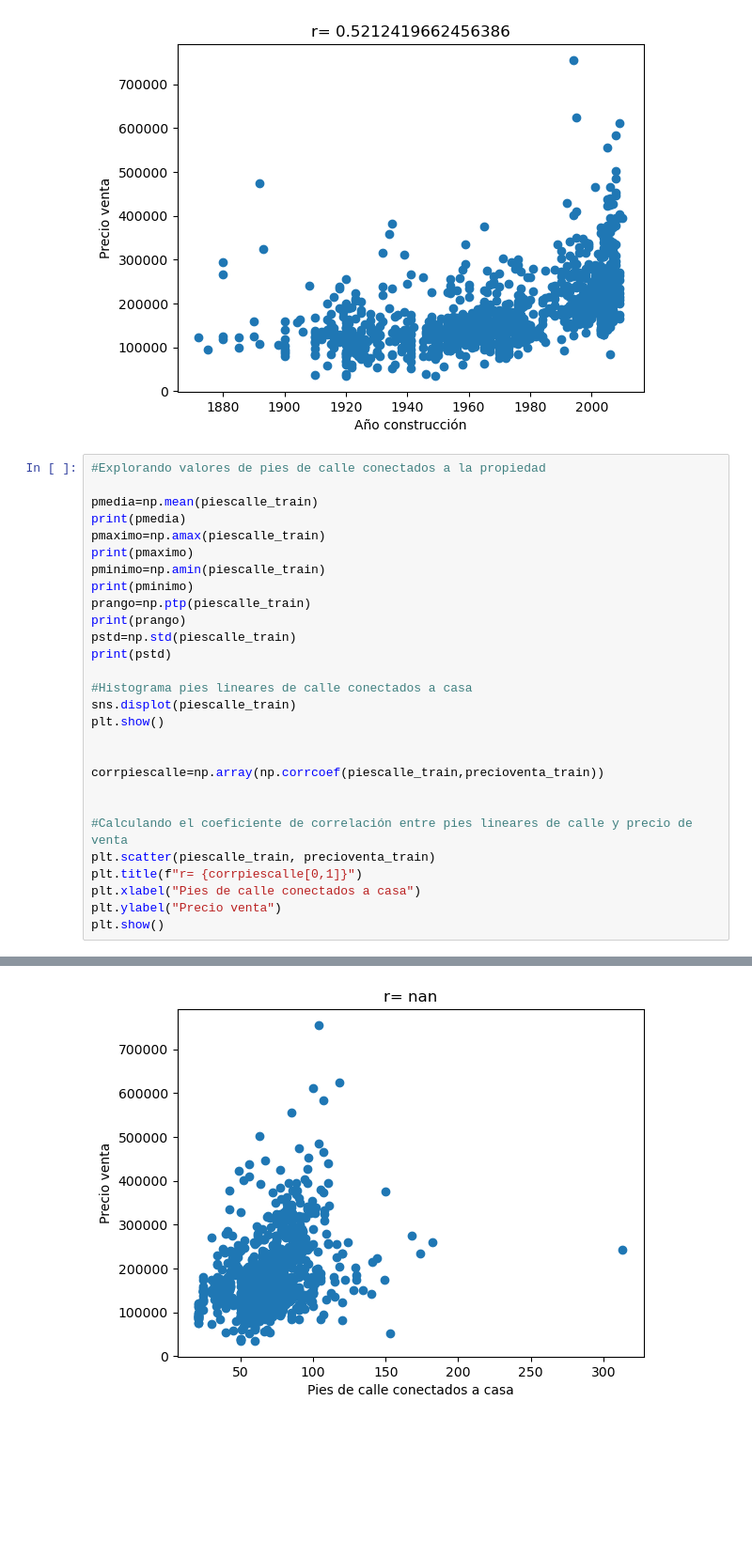
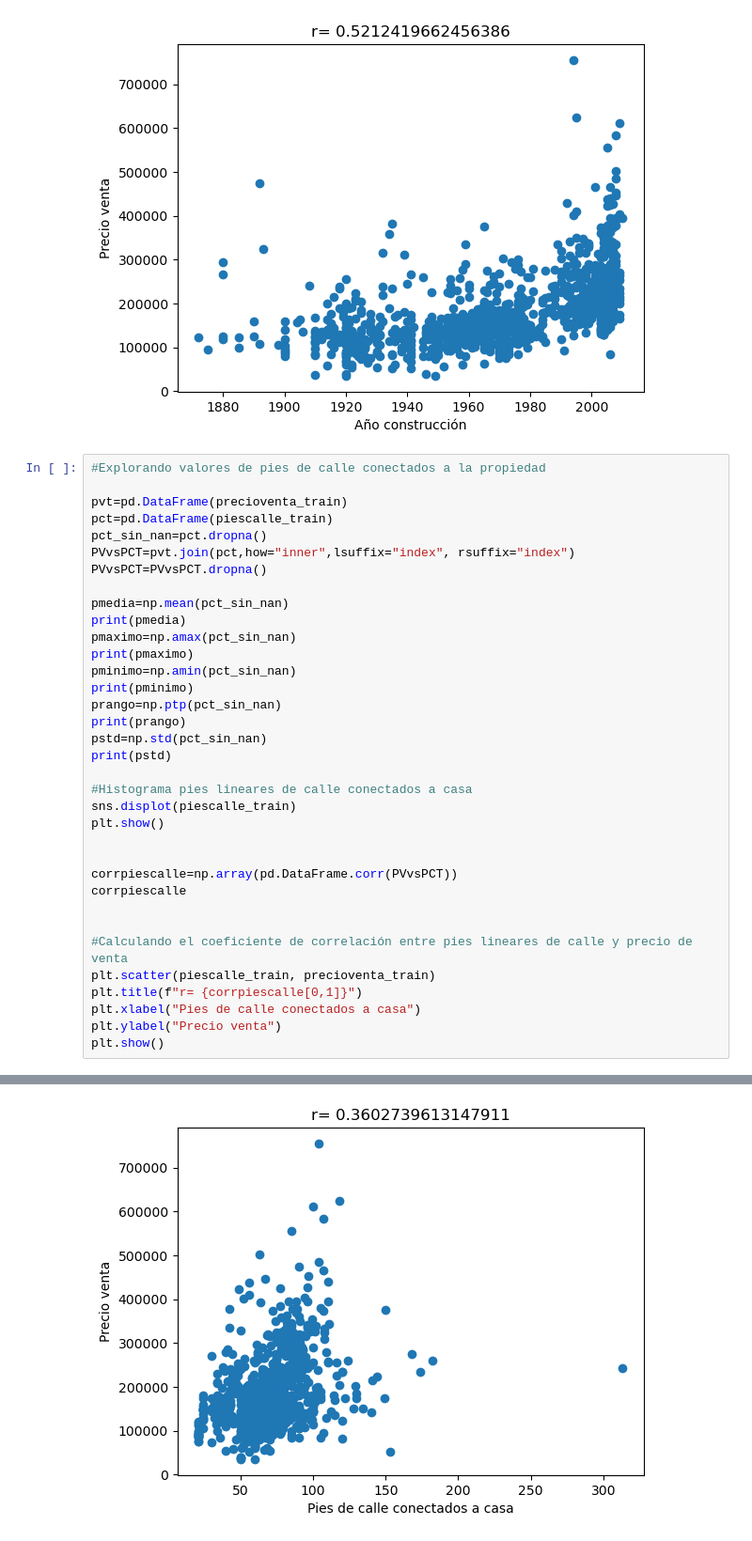
Before and after one commit to EdgarMazariegos/Proyecto1python, a Jupyter notebook: proyecto1.ipynb, the cells around one changed output, grey strips where cells are left out. Shown at 94% size. Drawn from its saved outputs; the diff is of its cells as text; blank space fills up the shorter version.

```diff
--- a/proyecto1.ipynb
+++ b/proyecto1.ipynb
@@ -198,15 +201,21 @@ plt.show()
 # %%
 #Explorando valores de pies de calle conectados a la propiedad
 
-pmedia=np.mean(piescalle_train)
+pvt=pd.DataFrame(precioventa_train)
+pct=pd.DataFrame(piescalle_train)
+pct_sin_nan=pct.dropna()
+PVvsPCT=pvt.join(pct,how="inner",lsuffix="index", rsuffix="index")
+PVvsPCT=PVvsPCT.dropna()
+
+pmedia=np.mean(pct_sin_nan)
 print(pmedia)
-pmaximo=np.amax(piescalle_train)
+pmaximo=np.amax(pct_sin_nan)
 print(pmaximo)
-pminimo=np.amin(piescalle_train)
+pminimo=np.amin(pct_sin_nan)
 print(pminimo)
-prango=np.ptp(piescalle_train)
+prango=np.ptp(pct_sin_nan)
 print(prango)
-pstd=np.std(piescalle_train)
+pstd=np.std(pct_sin_nan)
 print(pstd)
 
 #Histograma pies lineares de calle conectados a casa
@@ -214,7 +223,8 @@ sns.displot(piescalle_train)
 plt.show()
 
 
-corrpiescalle=np.array(np.corrcoef(piescalle_train,precioventa_train))
+corrpiescalle=np.array(pd.DataFrame.corr(PVvsPCT))
+corrpiescalle
 
 
 #Calculando el coeficiente de correlación entre pies lineares de calle y precio de venta
@@ -232,2 +247,2 @@ nan
 [figure]
-[figure, old version]
+[figure, new version]
```
Also changed, not shown: parts of 3 cells of this notebook.
